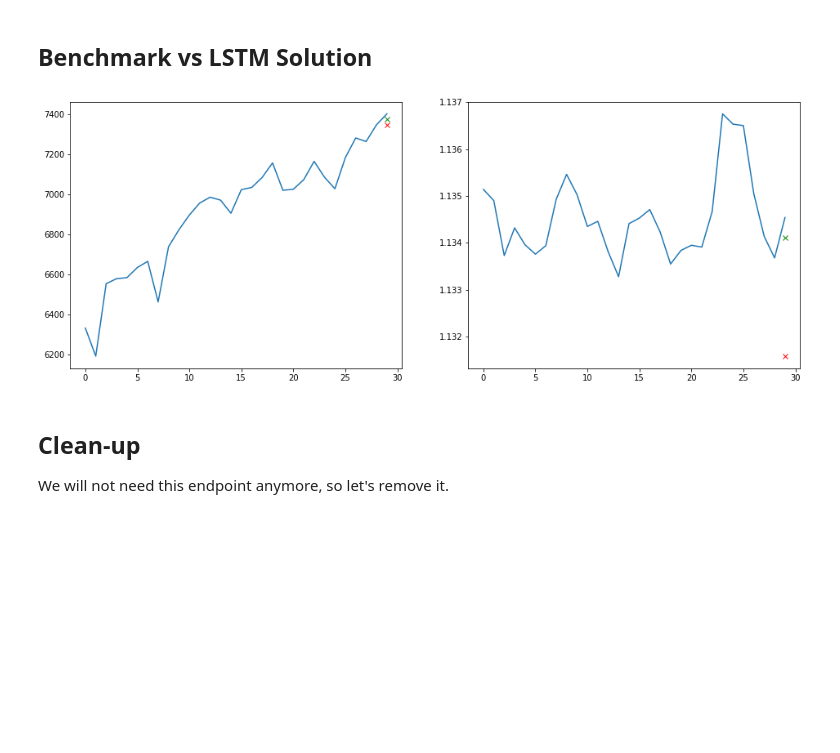
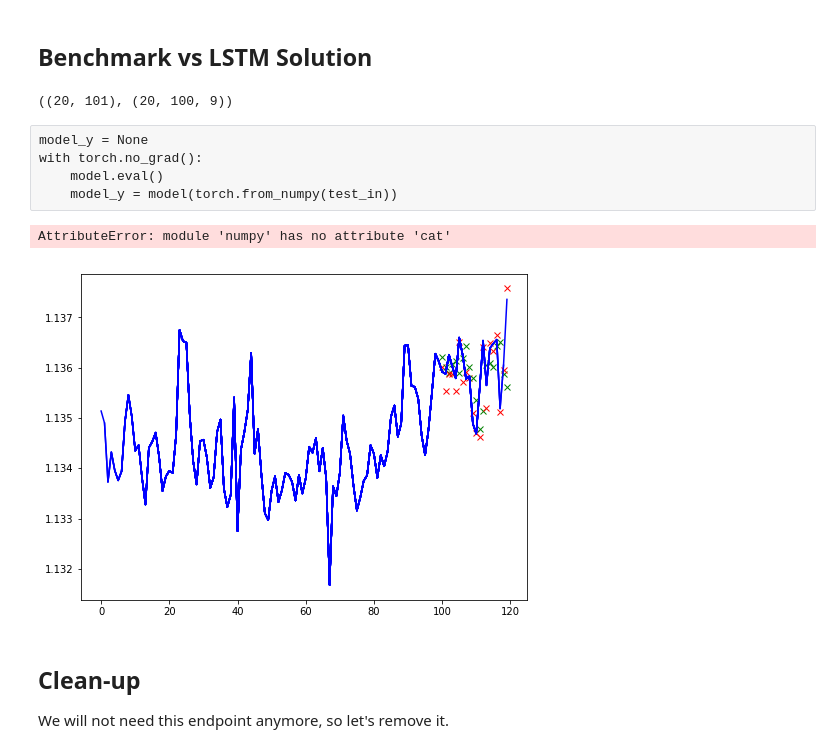
Before and after one commit to Maciej-GBS/nanodegree-sagemaker, a Jupyter notebook: Capstone-Project/project/Model.ipynb, the cells around one changed output. Saved outputs shown, nothing was run; the diff lists cells and outputs as text; code cells hidden in the pictures; blank space fills up the shorter version.

Commit message:
EURUSD trained properly

```diff
--- a/Capstone-Project/project/Model.ipynb
+++ b/Capstone-Project/project/Model.ipynb
@@ -321,2 +318,9 @@ test_y = test_in[:,:,3]
+# %%
+test_y = ds_eurusd[:20]
+x = test_y[:,:100]
+test_y = test_y[:,:,col2int['Close']]
+test_y.shape, x.shape
+# %% [output]
+((20, 101), (20, 100, 9))
 # %%
-ma_y = benchmark.predict(test_in, 1)
+ma_y = benchmark.predict(x, 1)
@@ -329,13 +327,24 @@ with torch.no_grad():
+# %% [raw]
+model_y = None
+with torch.no_grad():
+    model.eval()
+    model_y = model(torch.from_numpy(test_in))
+# %%
+model_y = predictor.predict(x)
+# %%
+ax = np.arange(sum(test_y.shape))
+y = np.cat([test_y[i,-1] for i in range(0,test_y.shape[0])])
+# %% [output]
+AttributeError: module 'numpy' has no attribute 'cat'
 # %%
-plt.figure(figsize=(16,6))
-for i in [0,1]:
-    plt.subplot(121+i)
-    x = np.arange(len(test_y[i]))
-    plt.plot(x, test_y[i])
-    plt.plot(x[-1:], ma_y[i], 'gx')
-    plt.plot(x[-1:], test_y[i][-2] + model_y[i], 'rx')
+plt.figure(figsize=(8,6))
+for pred_id in range(0,len(test_y)):
+    ax = np.arange(pred_id + len(test_y[pred_id]))
+    plt.plot(ax[-len(test_y[0]):], test_y[pred_id], 'b')
+    plt.plot(ax[-1:], ma_y[pred_id], 'gx')
+    plt.plot(ax[-1:], test_y[pred_id,-1] + model_y[pred_id], 'rx')
 # %% [output]
-[figure, old version]
+[figure, new version]
 # %% [markdown]
 ## Clean-up
 We will not need this endpoint anymore, so let's remove it.
```
Also changed, not shown: parts of 23 cells of this notebook, 2 other files.
